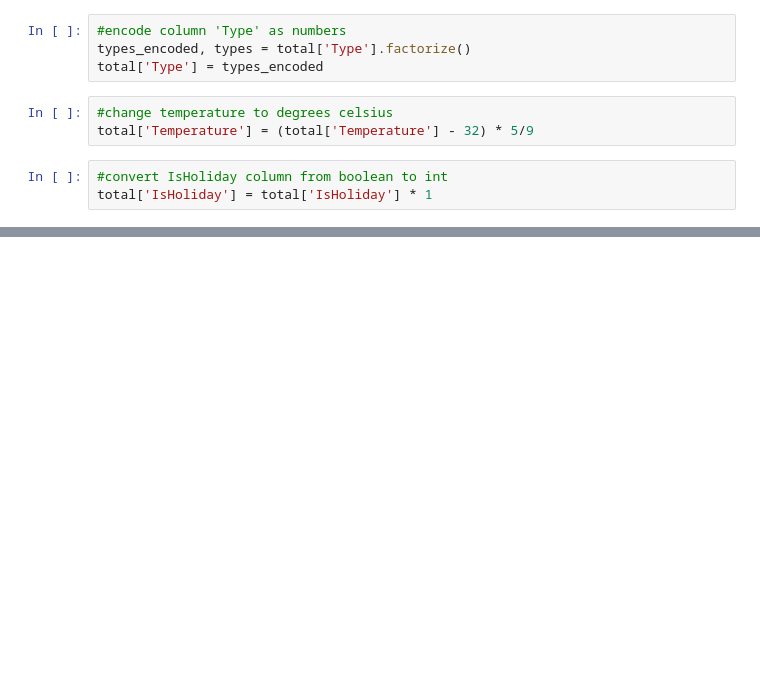
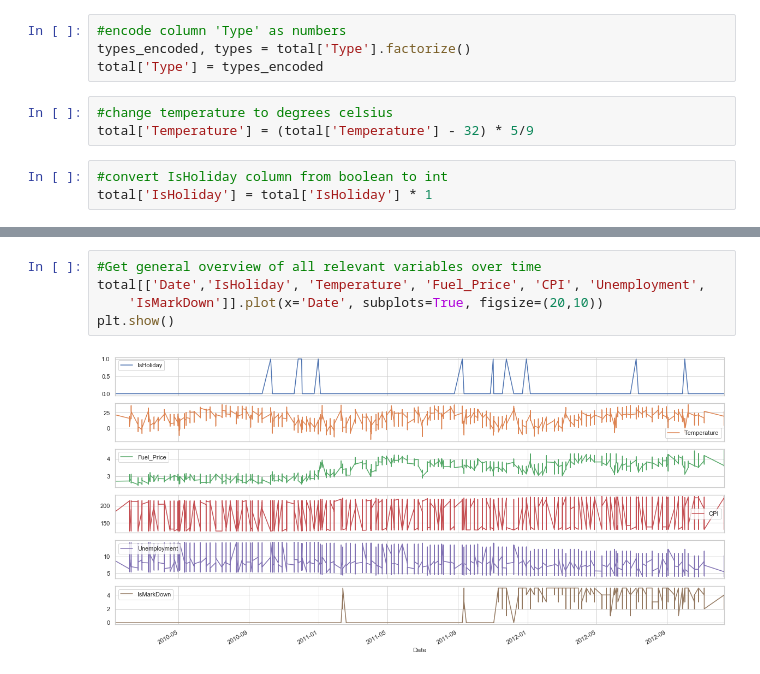
Before and after one commit to jq88712/pyonfire, a Jupyter notebook: Notebooks/Data_Exploration.ipynb, the cells around one changed output, grey strips where cells are left out. Drawn from its saved outputs; the diff is of its cells as text; blank space fills up the shorter version.

```diff
--- a/Notebooks/Data_Exploration.ipynb
+++ b/Notebooks/Data_Exploration.ipynb
@@ -48,0 +85,7 @@ total.head(15)
+# %%
+#Get general overview of all relevant variables over time
+total[['Date','IsHoliday', 'Temperature', 'Fuel_Price', 'CPI', 'Unemployment',
+    'IsMarkDown']].plot(x='Date', subplots=True, figsize=(20,10))
+plt.show()
+# %% [output]
+[figure, added]
```
Also changed, not shown: parts of 9 cells of this notebook.
